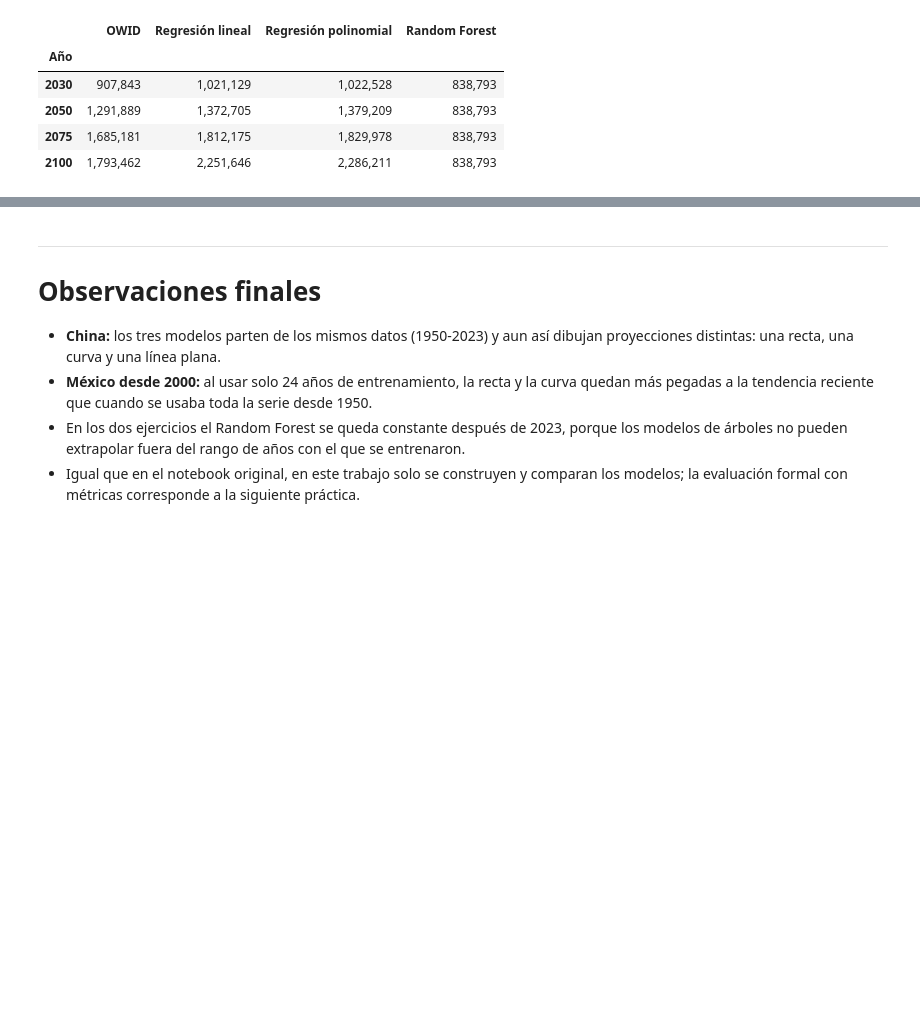
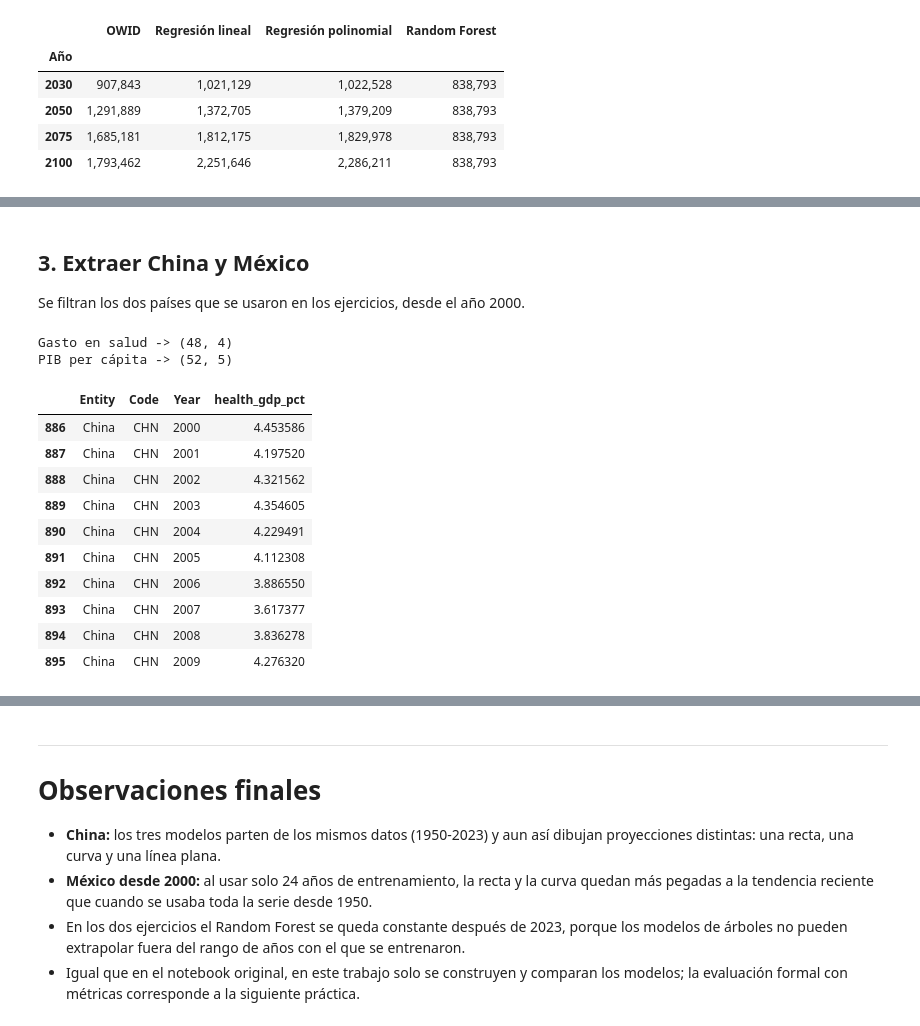
Before and after one commit to dgael-22/big--data, a Jupyter notebook: primera/U3_1_modelos_ml/notebooks/U3_2_ejercicios_china_mexico.ipynb, the cells around one changed output, grey strips where cells are left out. Saved outputs shown, nothing was run; the diff lists cells and outputs as text; code cells hidden in the pictures; blank space fills up the shorter version.

```diff
--- a/primera/U3_1_modelos_ml/notebooks/U3_2_ejercicios_china_mexico.ipynb
+++ b/primera/U3_1_modelos_ml/notebooks/U3_2_ejercicios_china_mexico.ipynb
@@ -1085,0 +1194,35 @@ MÉXICO (datos desde 2000) - DEFUNCIONES
+# %% [markdown]
+## 3. Extraer China y México
+
+Se filtran los dos países que se usaron en los ejercicios, desde el año 2000.
+# %%
+paises = ["China", "Mexico"]
+
+df_health_paises = df_health[
+    (df_health["Entity"].isin(paises)) &
+    (df_health["Year"] >= 2000)
+]
+
+df_gdp_paises = df_gdp[
+    (df_gdp["Entity"].isin(paises)) &
+    (df_gdp["Year"] >= 2000)
+]
+
+print("Gasto en salud ->", df_health_paises.shape)
+print("PIB per cápita ->", df_gdp_paises.shape)
+
+df_health_paises.head(10)
+# %% [output]
+Gasto en salud -> (48, 4)
+PIB per cápita -> (52, 5)
+|  | Entity | Code | Year | health_gdp_pct |
+| 886 | China | CHN | 2000 | 4.453586 |
+| 887 | China | CHN | 2001 | 4.197520 |
+| 888 | China | CHN | 2002 | 4.321562 |
+| 889 | China | CHN | 2003 | 4.354605 |
+| 890 | China | CHN | 2004 | 4.229491 |
+| 891 | China | CHN | 2005 | 4.112308 |
+| 892 | China | CHN | 2006 | 3.886550 |
+| 893 | China | CHN | 2007 | 3.617377 |
+| 894 | China | CHN | 2008 | 3.836278 |
+| 895 | China | CHN | 2009 | 4.276320 |
```
Also changed, not shown: parts of 13 cells of this notebook, 1 other file.
